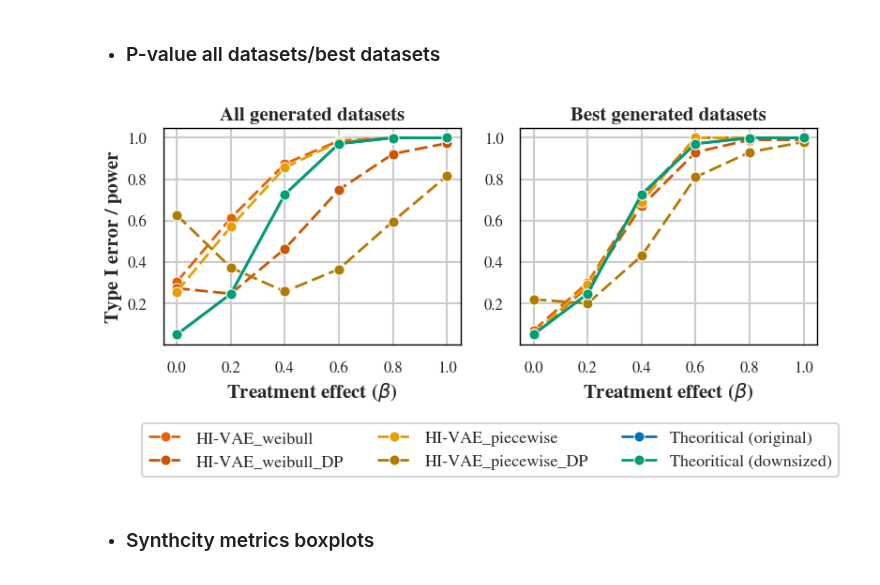
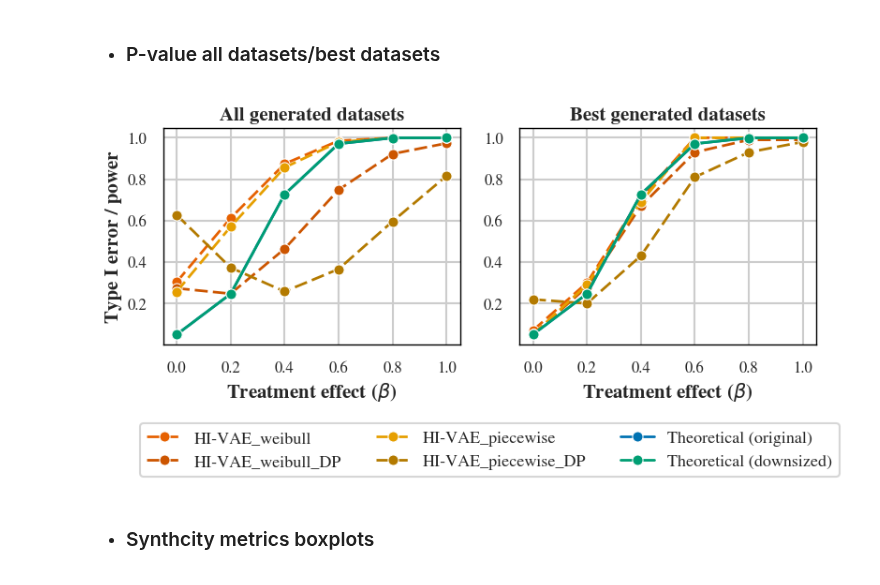
Before and after one commit to aguilloux/survgen-clinical-trials, a Jupyter notebook: visualization notebook/notebook_figures_paper.ipynb, the cells around one changed output. Drawn from its saved outputs; the diff is of its cells as text; code cells hidden in the pictures.

```diff
--- a/visualization notebook/notebook_figures_paper.ipynb
+++ b/visualization notebook/notebook_figures_paper.ipynb
@@ -826,10 +1017,10 @@ for i, aug_perc in enumerate(aug_percs):
         power_theo.append(cpower(D_control_theo[j], D_treated_theo[j], H0_coef_univ_theo[j], 0.05))
         power_theo_init.append(cpower(D_control_theo[j] * aug_perc, D_treated_theo[j], H0_coef_univ_theo[j], 0.05))
 
-    df = pd.concat([df, pd.DataFrame(np.array([["Theoritical (original)"] * len(power_theo), treat_effects_control, np.array(power_theo)]).T,
+    df = pd.concat([df, pd.DataFrame(np.array([["Theoretical (original)"] * len(power_theo), treat_effects_control, np.array(power_theo)]).T,
                                     columns=["Learner", "Treatment effect", "Power"])])
 
-    df = pd.concat([df, pd.DataFrame(np.array([["Theoritical (downsized)"] * len(power_theo), treat_effects_control, np.array(power_theo_init)]).T,
+    df = pd.concat([df, pd.DataFrame(np.array([["Theoretical (downsized)"] * len(power_theo), treat_effects_control, np.array(power_theo_init)]).T,
                                     columns=["Learner", "Treatment effect", "Power"])])
 
     df["Treatment effect"] = pd.to_numeric(df["Treatment effect"], errors="coerce")
@@ -968,10 +1219,10 @@ for i, aug_perc in enumerate(aug_percs):
         power_theo.append(cpower(D_control_theo[j], D_treated_theo[j], H0_coef_univ_theo[j], 0.05))
         power_theo_init.append(cpower(D_control_theo[j] * aug_perc, D_treated_theo[j], H0_coef_univ_theo[j], 0.05))
 
-    df = pd.concat([df, pd.DataFrame(np.array([["Theoritical (original)"] * len(power_theo), treat_effects_control, np.array(power_theo)]).T,
+    df = pd.concat([df, pd.DataFrame(np.array([["Theoretical (original)"] * len(power_theo), treat_effects_control, np.array(power_theo)]).T,
                                     columns=["Learner", "Treatment effect", "Power"])])
 
-    df = pd.concat([df, pd.DataFrame(np.array([["Theoritical (downsized)"] * len(power_theo), treat_effects_control, np.array(power_theo_init)]).T,
+    df = pd.concat([df, pd.DataFrame(np.array([["Theoretical (downsized)"] * len(power_theo), treat_effects_control, np.array(power_theo_init)]).T,
                                     columns=["Learner", "Treatment effect", "Power"])])
 
     df["Treatment effect"] = pd.to_numeric(df["Treatment effect"], errors="coerce")
@@ -1022,10 +1273,10 @@ for i, aug_perc in enumerate(aug_percs):
         power_theo.append(cpower(D_control_theo[j], D_treated_theo[j], H0_coef_univ_theo[j], 0.05))
         power_theo_init.append(cpower(D_control_theo[j] * aug_perc, D_treated_theo[j], H0_coef_univ_theo[j], 0.05))
 
-    df = pd.concat([df, pd.DataFrame(np.array([["Theoritical (original)"] * len(power_theo), treat_effects_control, np.array(power_theo)]).T,
+    df = pd.concat([df, pd.DataFrame(np.array([["Theoretical (original)"] * len(power_theo), treat_effects_control, np.array(power_theo)]).T,
                                     columns=["Learner", "Treatment effect", "Power"])])
 
-    df = pd.concat([df, pd.DataFrame(np.array([["Theoritical (downsized)"] * len(power_theo), treat_effects_control, np.array(power_theo_init)]).T,
+    df = pd.concat([df, pd.DataFrame(np.array([["Theoretical (downsized)"] * len(power_theo), treat_effects_control, np.array(power_theo_init)]).T,
                                     columns=["Learner", "Treatment effect", "Power"])])
 
     df["Treatment effect"] = pd.to_numeric(df["Treatment effect"], errors="coerce")
@@ -1043,6 +1294,6 @@ for i, aug_perc in enumerate(aug_percs):
     axs[1, i].tick_params(axis='y', labelsize=12)
 
 plt.legend(ncol=3, loc="lower center", bbox_to_anchor=(-.7, -.85), fontsize=15)
-plt.savefig("../figures/simu_datasets_p_value_best_gen_merge_control_full", bbox_inches="tight")
+plt.savefig("../figures/simu_datasets_p_value_best_gen_merge_control_full_hyperopt0", bbox_inches="tight")
 plt.show()
 # %% [output]
@@ -1257,10 +1508,10 @@ for k, axs in enumerate(axs_):
             power_theo.append(cpower(D_control_theo[j], D_treated_theo[j], H0_coef_univ_theo[j], 0.05))
             power_theo_init.append(cpower(D_control_theo[j] * aug_perc, D_treated_theo[j], H0_coef_univ_theo[j], 0.05))
 
-        df = pd.concat([df, pd.DataFrame(np.array([["Theoritical (original)"] * len(power_theo), treat_effects_control, np.array(power_theo)]).T,
+        df = pd.concat([df, pd.DataFrame(np.array([["Theoretical (original)"] * len(power_theo), treat_effects_control, np.array(power_theo)]).T,
                                         columns=["Learner", "Treatment effect", "Power"])])
 
-        df = pd.concat([df, pd.DataFrame(np.array([["Theoritical (downsized)"] * len(power_theo), treat_effects_control, np.array(power_theo_init)]).T,
+        df = pd.concat([df, pd.DataFrame(np.array([["Theoretical (downsized)"] * len(power_theo), treat_effects_control, np.array(power_theo_init)]).T,
                                         columns=["Learner", "Treatment effect", "Power"])])
 
         df["Treatment effect"] = pd.to_numeric(df["Treatment effect"], errors="coerce")
@@ -1413,10 +1664,10 @@ for k, axs in enumerate(axs_):
             power_theo.append(cpower(D_control_theo[j], D_treated_theo[j], H0_coef_univ_theo[j], 0.05))
             power_theo_init.append(cpower(D_control_theo[j] * aug_perc, D_treated_theo[j], H0_coef_univ_theo[j], 0.05))
 
-        df = pd.concat([df, pd.DataFrame(np.array([["Theoritical (original)"] * len(power_theo), treat_effects_control, np.array(power_theo)]).T,
+        df = pd.concat([df, pd.DataFrame(np.array([["Theoretical (original)"] * len(power_theo), treat_effects_control, np.array(power_theo)]).T,
                                         columns=["Learner", "Treatment effect", "Power"])])
 
-        df = pd.concat([df, pd.DataFrame(np.array([["Theoritical (downsized)"] * len(power_theo), treat_effects_control, np.array(power_theo_init)]).T,
+        df = pd.concat([df, pd.DataFrame(np.array([["Theoretical (downsized)"] * len(power_theo), treat_effects_control, np.array(power_theo_init)]).T,
                                         columns=["Learner", "Treatment effect", "Power"])])
 
         df["Treatment effect"] = pd.to_numeric(df["Treatment effect"], errors="coerce")
@@ -1580,10 +1831,10 @@ for j in range(len(H0_coef_univ_theo)):
     power_theo.append(cpower(D_control_theo[j], D_treated_theo[j], H0_coef_univ_theo[j], 0.05))
     power_theo_init.append(cpower(D_control_theo[j] * aug_perc, D_treated_theo[j], H0_coef_univ_theo[j], 0.05))
 
-df = pd.concat([df, pd.DataFrame(np.array([["Theoritical (original)"] * len(power_theo), treat_effects_control, np.array(power_theo)]).T,
+df = pd.concat([df, pd.DataFrame(np.array([["Theoretical (original)"] * len(power_theo), treat_effects_control, np.array(power_theo)]).T,
                                 columns=["Learner", "Treatment effect", "Power"])])
 
-df = pd.concat([df, pd.DataFrame(np.array([["Theoritical (downsized)"] * len(power_theo), treat_effects_control, np.array(power_theo_init)]).T,
+df = pd.concat([df, pd.DataFrame(np.array([["Theoretical (downsized)"] * len(power_theo), treat_effects_control, np.array(power_theo_init)]).T,
                                 columns=["Learner", "Treatment effect", "Power"])])
 
 df["Treatment effect"] = pd.to_numeric(df["Treatment effect"], errors="coerce")
@@ -1645,36 +1896,36 @@ for generator_name in generators_sel:
 power_theo = []
 power_theo_init = []
 for j in range(len(H0_coef_univ_theo)):
     power_theo.append(cpower(D_control_theo[j], D_treated_theo[j], H0_coef_univ_theo[j], 0.05))
     power_theo_init.append(cpower(D_control_theo[j] * aug_perc, D_treated_theo[j], H0_coef_univ_theo[j], 0.05))
 
-df = pd.concat([df, pd.DataFrame(np.array([["Theoritical (original)"] * len(power_theo), treat_effects_control, np.array(power_theo)]).T,
+df = pd.concat([df, pd.DataFrame(np.array([["Theoretical (original)"] * len(power_theo), treat_effects_control, np.array(power_theo)]).T,
                                 columns=["Learner", "Treatment effect", "Power"])])
 
-df = pd.concat([df, pd.DataFrame(np.array([["Theoritical (downsized)"] * len(power_theo), treat_effects_control, np.array(power_theo_init)]).T,
+df = pd.concat([df, pd.DataFrame(np.array([["Theoretical (downsized)"] * len(power_theo), treat_effects_control, np.array(power_theo_init)]).T,
                                 columns=["Learner", "Treatment effect", "Power"])])
 
 df["Treatment effect"] = pd.to_numeric(df["Treatment effect"], errors="coerce")
 df["Power"] = pd.to_numeric(df["Power"], errors="coerce")
 sns.lineplot(data=df, x="Treatment effect", y="Power", hue="Learner", ax=axs[i], style="Learner",
                     linewidth = 2, palette = palette, marker="o", markersize=8, dashes=custom_dashes)
 axs[i].set_ylabel("")
 axs[0].set_ylabel("Type I error / power", fontweight="semibold", fontsize=15)
 axs[i].set_xlabel("")
 axs[1].set_xlabel("Treatment effect ($\\beta$)", fontweight="semibold", fontsize=15)
 axs[i].set_title('Best generated datasets', fontweight="semibold", fontsize=15)
 axs[i].legend().remove()
 axs[i].xaxis.set_major_locator(ticker.MultipleLocator(0.2))  # every 1 unit
 axs[i].yaxis.set_major_locator(ticker.MultipleLocator(0.2))  # every 2 units
 axs[i].tick_params(axis='x', labelsize=12)
 axs[i].tick_params(axis='y', labelsize=12)
 
 
 plt.legend(ncol=3, loc="lower center", bbox_to_anchor=(-.1, -.65), fontsize=13)
 plt.savefig("../figures/simu_datasets_traincontrol_p_value_DP", bbox_inches="tight")
 plt.show()
 # %% [output]
-[figure, old version]
+[figure, new version]
 # %% [markdown]
 - ### Synthcity metrics boxplots
 # %%
```
Also changed, not shown: parts of 19 cells of this notebook.
